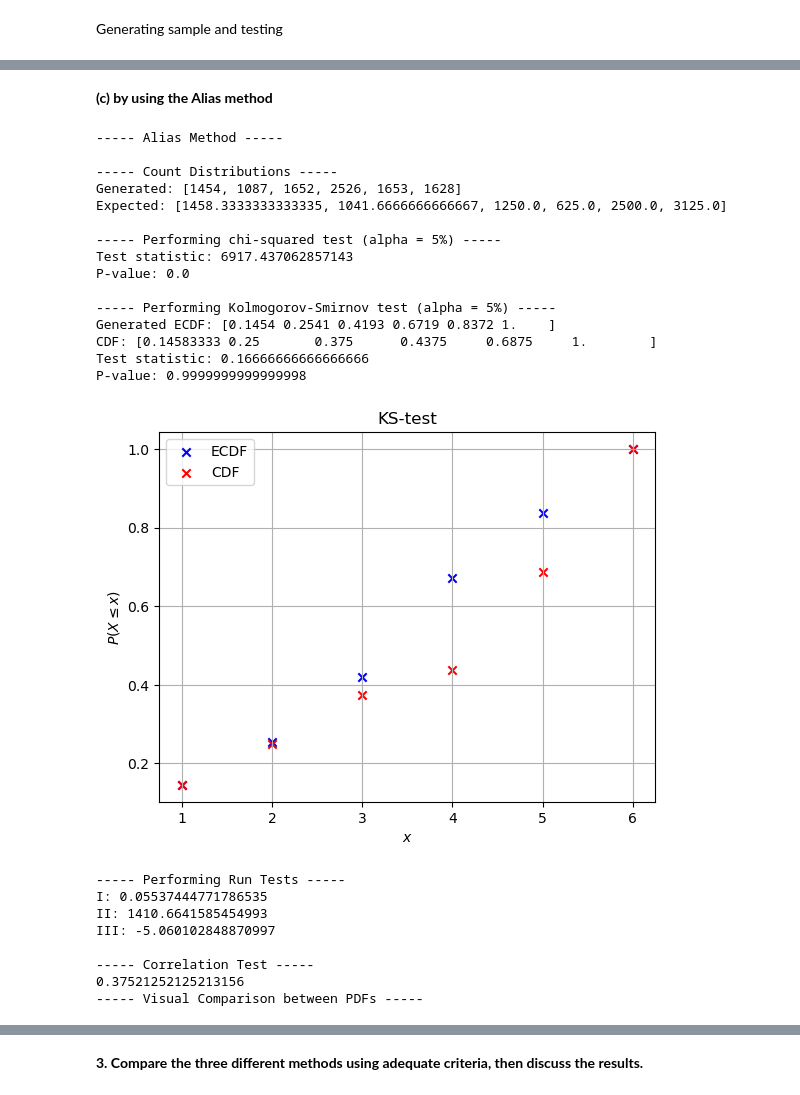
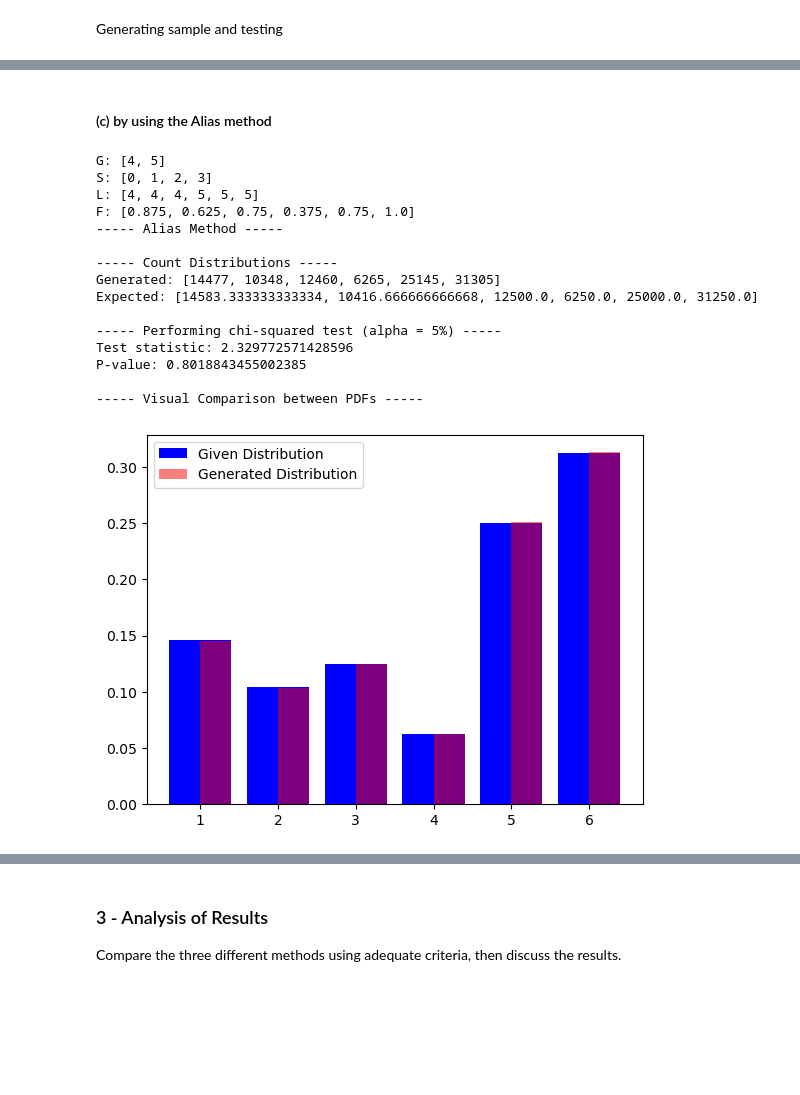
Before and after one commit to damiskov/02443-stochastic-simulation, a Jupyter notebook: Exercises/ex2.ipynb, the cells around one changed output, grey strips where cells are left out. Drawn from its saved outputs; the diff is of its cells as text; code cells hidden in the pictures; blank space fills up the shorter version.

```diff
--- a/Exercises/ex2.ipynb
+++ b/Exercises/ex2.ipynb
@@ -351,28 +332,35 @@ III: -6.198625989866974
 # %% [markdown]
-**(c) by using the Alias method**
+#### (c) by using the Alias method
 # %%
-def gen_tables(pdf, k=6):
+def gen_tables(pdf,k=6):
 
-    L = [i for i in range(1, k+1)] # Categories
-    F = [k*i for i in pdf]
 
-    G = [i for i in range(len(F)) if F[i] >= 1]
-    S = [i for i in range(len(F)) if i <= 1]
+    L = [i for i in range(k)] # 1
+    F = [k*i for i in pdf] # 2
 
-    while len(S) != 0:
+    G, S = [i for i in range(len(F)) if F[i] >= 1], [i for i in range(len(F)) if F[i] <= 1] # 3
 
-        i = G[0]
-        j = S[0]
 
-        L[j] = i
-        F[i] = F[i] - (1 - F[j])
+    print(f"G: {G}")
+    print(f"S: {S}")
 
-        if F[i] < 1:
+
+    while len(S) != 0: # 4
+
+        i, j = G[0], S[0] # (a)
+
+        L[j] = i #(b)
+        F[i] = F[i] - (1 - F[j]) #(b)
+
+        if F[i] < 1-(1e-8): # (c)
 
             G = G[1:]
             S.append(i)
 
-        S = S[1:]
+        S = S[1:] # (d)
+
+    print(f"L: {L}")
+    print(f"F: {F}")
 
     return F, L
 
@@ -382,38 +370,30 @@ def alias_method(pdf, size, k=6):
     while len(X) < size:
 
         U1, U2 = np.random.uniform(), np.random.uniform()
-        I = floor(k*U1)+1
+        I = floor(k*U1)
 
-        if U2 <= F[int(I)-1]: X.append(I)
-        else: X.append(L[int(I)-1])
+        if U2 <= F[I]: X.append(I+1)
+        else: X.append(L[I]+1)
     return X
 # %%
-alias_sample = alias_method(dist_6pt, 10000)
+alias_sample = alias_method(dist_6pt, 100000)
 
 print("----- Alias Method -----\n")
 test(make_freq_dist(alias_sample), dist_6pt, alias_sample)
 # %% [output]
+G: [4, 5]
+S: [0, 1, 2, 3]
+L: [4, 4, 4, 5, 5, 5]
+F: [0.875, 0.625, 0.75, 0.375, 0.75, 1.0]
 ----- Alias Method -----
 
 ----- Count Distributions -----
-Generated: [1454, 1087, 1652, 2526, 1653, 1628]
-Expected: [1458.3333333333335, 1041.6666666666667, 1250.0, 625.0, 2500.0, 3125.0]
+Generated: [14477, 10348, 12460, 6265, 25145, 31305]
+Expected: [14583.333333333334, 10416.666666666668, 12500.0, 6250.0, 25000.0, 31250.0]
 
 ----- Performing chi-squared test (alpha = 5%) -----
-Test statistic: 6917.437062857143
-P-value: 0.0
+Test statistic: 2.329772571428596
+P-value: 0.8018843455002385
 
------ Performing Kolmogorov-Smirnov test (alpha = 5%) -----
-Generated ECDF: [0.1454 0.2541 0.4193 0.6719 0.8372 1.    ]
-CDF: [0.14583333 0.25       0.375      0.4375     0.6875     1.        ]
-Test statistic: 0.16666666666666666
-P-value: 0.9999999999999998
+----- Visual Comparison between PDFs -----
-[figure, old version]
+[figure, new version]
------ Performing Run Tests -----
-I: 0.05537444771786535
-II: 1410.6641585454993
-III: -5.060102848870997
-
------ Correlation Test -----
-0.37521252125213156
------ Visual Comparison between PDFs -----
@@ -421,2 +400,4 @@ III: -5.060102848870997
 # %% [markdown]
-**3. Compare the three different methods using adequate criteria, then discuss the results.**
+### 3 - Analysis of Results
+
+Compare the three different methods using adequate criteria, then discuss the results.
```
Also changed, not shown: parts of 17 cells of this notebook, 4 other files.
